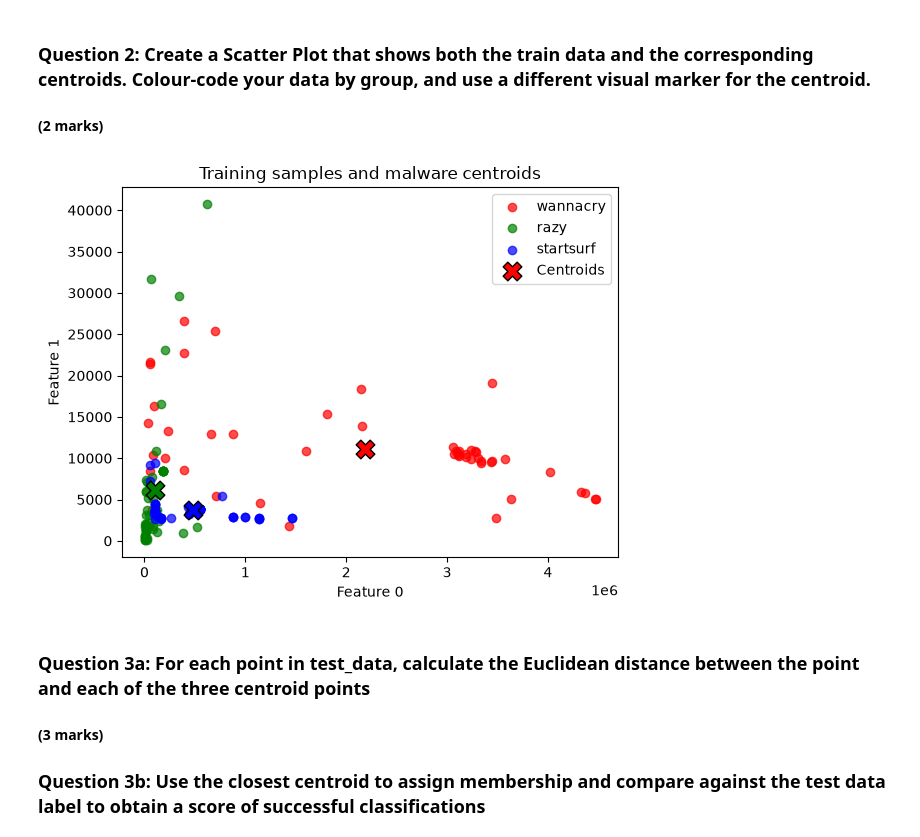
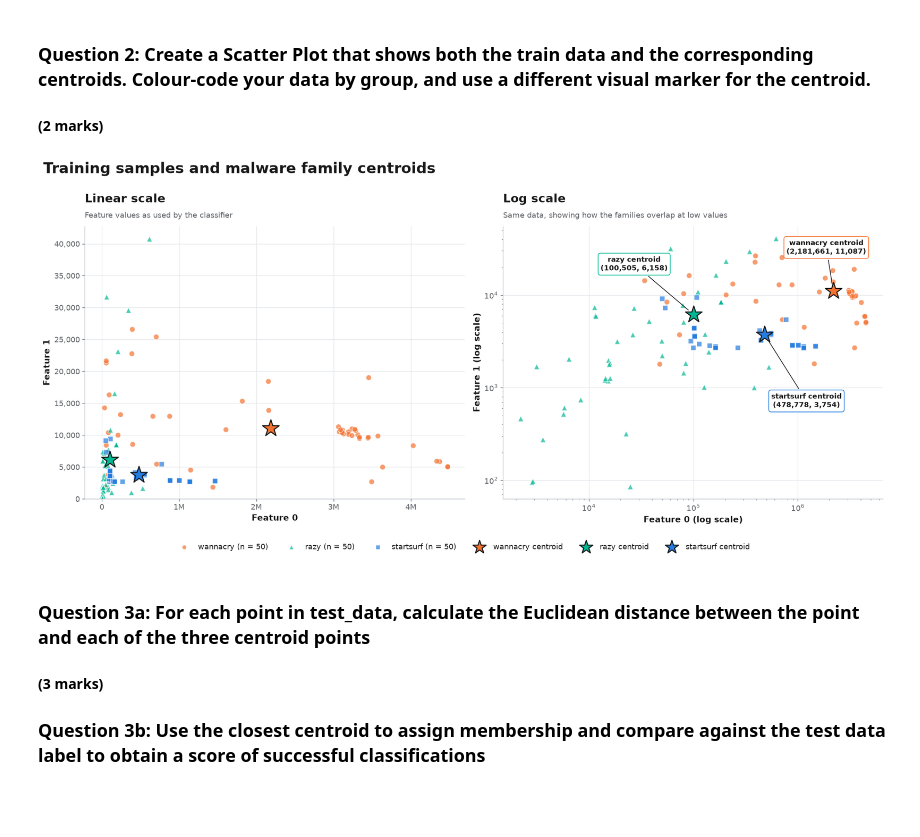
Before and after one commit to Chiko-G3/SDAaV, a Jupyter notebook: Assesment/UFCFEL-15-3-part2-student.ipynb, the cells around one changed output. Drawn from its saved outputs; the diff is of its cells as text; code cells hidden in the pictures; blank space fills up the shorter version.

```diff
--- a/Assesment/UFCFEL-15-3-part2-student.ipynb
+++ b/Assesment/UFCFEL-15-3-part2-student.ipynb
@@ -137,22 +171,57 @@ Startsurf:  [478778.12   3754.04]
 
 #### (2 marks)
 # %%
-# ANSWER
-class_colors = {'wannacry': 'red', 'razy': 'green', 'startsurf': 'blue'}
-for malware, color in class_colors.items():
-    group = train_data[train_data['labels'] == malware]
-    plt.scatter(group['x'], group['y'], color=color, label=malware, alpha=0.7)
+# Use the same colour and marker for each family in both panels (a colour-blind safe palette).
+# Each family maps to a pair: (colour, marker shape).
+class_styles = {'wannacry': ('#f47230', 'o'), 'razy': ('#00b894', '^'), 'startsurf': ('#257de0', 's')}
+centroids = {'wannacry': wannacry_centroid, 'razy': razy_centroid, 'startsurf': startsurf_centroid}
 
-plt.scatter(*wannacry_centroid, color='red', marker='X', s=180, edgecolor='black', label='Centroids')
-plt.scatter(*razy_centroid, color='green', marker='X', s=180, edgecolor='black')
-plt.scatter(*startsurf_centroid, color='blue', marker='X', s=180, edgecolor='black')
-plt.xlabel('Feature 0')
-plt.ylabel('Feature 1')
-plt.title('Training samples and malware centroids')
-plt.legend()
+# The linear panel shows true distances, as used by the classifier. The log panel spreads out
+# the tightly packed low values.
+# subplots(1, 2) = one row and two columns of plots. Looping over axes draws the same data on both.
+fig, axes = plt.subplots(1, 2, figsize=(17, 8))
+for ax in axes:
+    # Plot each family's training samples.
+    # .items() gives each key and value; (color, marker) unpacks the pair.
+    for malware, (color, marker) in class_styles.items():
+        group = train_data[train_data['labels'] == malware]
+        ax.scatter(group['x'], group['y'], color=color, marker=marker, s=60, alpha=0.7,
+                   edgecolor='white', linewidth=0.8, label=f'{malware} (n = {len(group)})')
+    # Overlay each family's centroid as a large star in the same colour.
+    for malware, (cx, cy) in centroids.items():
+        ax.scatter(cx, cy, color=class_styles[malware][0], marker='*', s=620, edgecolor=INK,
+                   linewidth=1.5, zorder=5, label=f'{malware} centroid')
+
+# Label each centroid on the log panel, where there is enough space around them.
+# Hand-set label positions (in points) that avoid covering the data.
+label_offsets = {'wannacry': (-10, 62), 'razy': (-85, 72), 'startsurf': (60, -95)}
+for malware, (cx, cy) in centroids.items():
+    axes[1].annotate(f'{malware} centroid\n({cx:,.0f}, {cy:,.0f})', (cx, cy), xytext=label_offsets[malware],
+                     textcoords='offset points', ha='center', va='center', fontsize=10, fontweight='bold', zorder=6,
+                     bbox=dict(boxstyle='round,pad=0.35', fc='white', ec=class_styles[malware][0]),
+                     arrowprops=dict(arrowstyle='-', color=INK, linewidth=1, shrinkB=10))
+
+# A lambda is a small unnamed function; this one writes 2000000 as 2M.
+axes[0].xaxis.set_major_formatter(FuncFormatter(lambda v, _: f'{v / 1e6:g}M' if v else '0'))
+axes[0].yaxis.set_major_formatter(FuncFormatter(lambda v, _: f'{v:,.0f}'))
+axes[0].set_ylim(bottom=0)
+add_titles(axes[0], 'Linear scale', 'Feature values as used by the classifier')
+axes[0].set(xlabel='Feature 0', ylabel='Feature 1')
+
+# On a log scale each step multiplies by 10, so small values get more space.
+axes[1].set(xscale='log', yscale='log')
+add_titles(axes[1], 'Log scale', 'Same data, showing how the families overlap at low values')
+axes[1].set(xlabel='Feature 0 (log scale)', ylabel='Feature 1 (log scale)')
+
+fig.suptitle('Training samples and malware family centroids', x=0.01, ha='left', fontsize=21, fontweight='bold')
+# Both panels have the same legend, so collect it once and put it under the whole figure.
+handles, legend_labels = axes[0].get_legend_handles_labels()
+fig.legend(handles, legend_labels, loc='lower center', ncol=6, fontsize=11, markerscale=0.8)
+# rect keeps space free at the bottom for the legend and at the top for the title.
+plt.tight_layout(rect=(0, 0.06, 1, 0.98))
 plt.show()
 # %% [output]
-[figure, old version]
+[figure, new version]
 # %% [markdown]
 ### Question 3a: For each point in test_data, calculate the Euclidean distance between the point and each of the three centroid points
 
```
Also changed, not shown: parts of 11 cells of this notebook, 10 other files.
